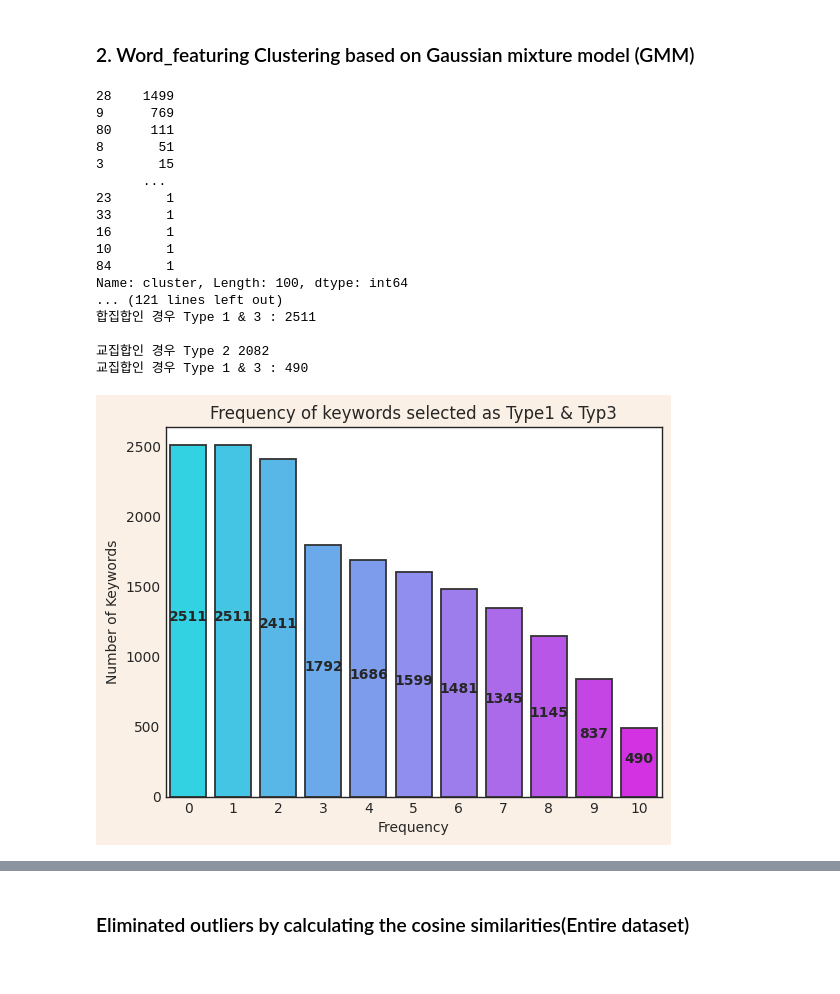
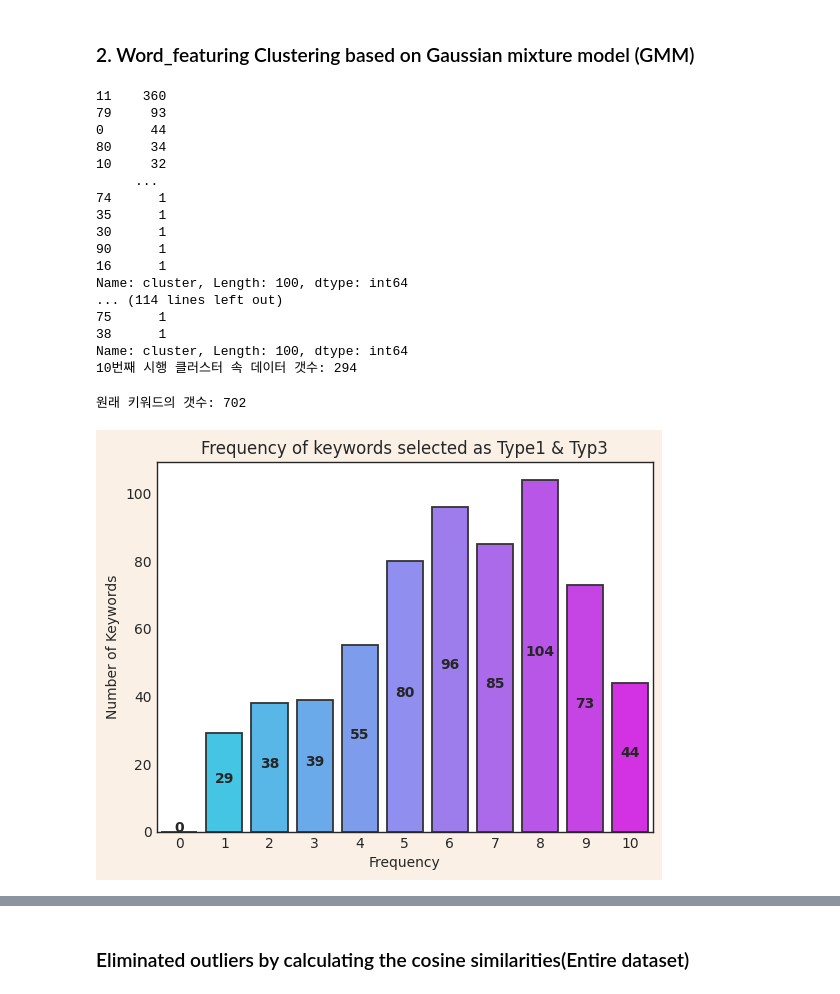
Before and after one commit to Geunhyeong-Han/shs-literature-text-mining, a Jupyter notebook: main.ipynb, the cells around one changed output, grey strips where cells are left out. Cells and saved outputs as stored; diff of their text form; code cells hidden in the pictures.

Commit message:
Colaboratory를 통해 생성됨

```diff
--- a/main.ipynb
+++ b/main.ipynb
@@ -100,6 +62,6 @@ stemmer = PorterStemmer()
 # %% [markdown]
 ### Data Load
 # %%
-data = pd.read_csv("/content/drive/MyDrive/Colab Notebooks/Smart_Home_Service/SHS_papers.csv")
-print("초기 Document 수 :", data.shape[0])
+data = pd.read_csv("/content/drive/MyDrive/Colab Notebooks/Smart_Home_Service/test_data.csv")
+print("초기 문서 수 :", data.shape[0])
 # %% [output]
@@ -533,9 +512,6 @@ from collections import defaultdict
 # memory issue
 tfidf_matrix = tfidf_matrix.astype('float32')
 tfidf_matrix_transposed = tfidf_matrix.T.toarray()
-
-union_keywords_set = None
-intersection_keywords_set = None
 
 keyword_frequency = defaultdict(int)
 
@@ -559,70 +535,46 @@ for i in range(10):
 
     print((df_clustered_keywords['cluster'].value_counts()))
     print(f"{i + 1}번째 시행 클러스터 속 데이터 갯수:", len(max_data_pointer_cluster))
-
-    if i == 0:
-        union_keywords_set=set(max_data_pointer_cluster)
-        intersection_keywords_set=set(max_data_pointer_cluster)
-
-    else:
-        union_keywords_set=union_keywords_set.union(set(max_data_pointer_cluster))
-        intersection_keywords_set=intersection_keywords_set.intersection(set(max_data_pointer_cluster))
-
-extract_union_list = list(union_keywords_set)
-extract_intersection_list = list(intersection_keywords_set)
-
-select_union_list = [keyword for keyword in selected_keywords if keyword not in extract_union_list]
-select_intersection_list = [keyword for keyword in selected_keywords if keyword not in extract_intersection_list]
-
-
-print("전체 키워드 갯수", len(selected_keywords))
-print(" ")
-print("합집합인 경우 Type 2", len(select_union_list))
-print("합집합인 경우 Type 1 & 3 :", len(extract_union_list))
-print(" ")
-print("교집합인 경우 Type 2", len(select_intersection_list))
-print("교집합인 경우 Type 1 & 3 :", len(extract_intersection_list))
 # %% [output]
-28    1499
-9      769
-80     111
-8       51
-3       15
-      ...
-23       1
-33       1
-16       1
-10       1
-84       1
+11    360
+79     93
+0      44
+80     34
+10     32
+     ...
+74      1
+35      1
+30      1
+90      1
+16      1
 Name: cluster, Length: 100, dtype: int64
-... (121 lines left out)
-합집합인 경우 Type 1 & 3 : 2511
-
-교집합인 경우 Type 2 2082
-교집합인 경우 Type 1 & 3 : 490
+... (114 lines left out)
+75      1
+38      1
+Name: cluster, Length: 100, dtype: int64
+10번째 시행 클러스터 속 데이터 갯수: 294
 # %%
-import seaborn as sns
-
 x = [j for j in range(0, 11)]
 counts = []
 
 fig = plt.figure(facecolor='linen')
 
 for i in range(0, 11):
-    counts.append(len([k for k, v in keyword_frequency.items() if v >= i]))
+    counts.append(len([k for k, v in keyword_frequency.items() if (v >= i) & (v<i+1)]))
 
 sns.set_style("white")
 palette = sns.color_palette("cool", len(x))
 
 barplot = sns.barplot(x = x, y=counts, palette=palette, linewidth=1.3, edgecolor=".2")
 
 for idx, val in enumerate(counts):
     barplot.text(idx, val/2, val, ha='center', weight = 'bold')
 
-
+print("원래 키워드의 갯수:", len(selected_keywords))
 plt.title('Frequency of keywords selected as Type1 & Typ3')
 plt.xlabel('Frequency')
 plt.ylabel('Number of Keywords')
 plt.show()
 # %% [output]
+원래 키워드의 갯수: 702
-[figure, old version]
+[figure, new version]
```
Also changed, not shown: parts of 44 cells of this notebook.
